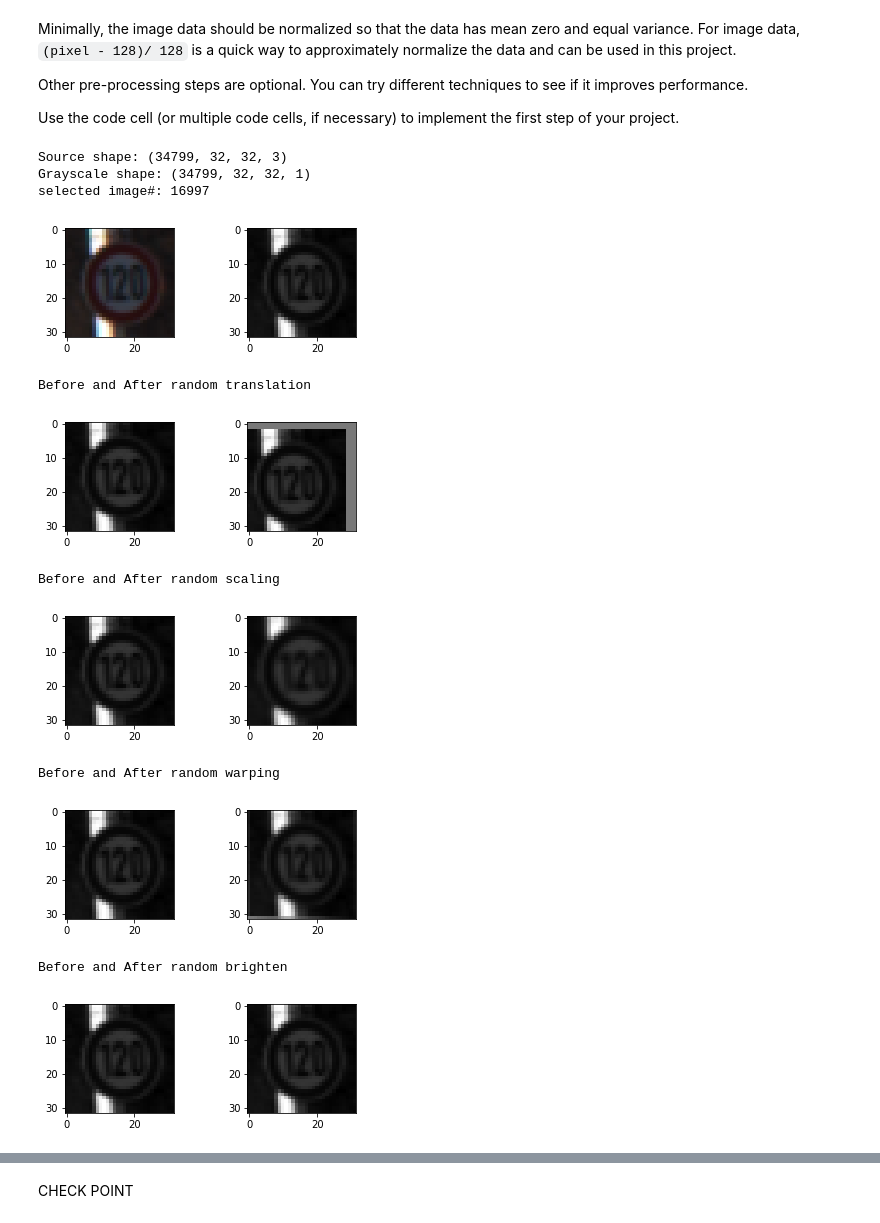
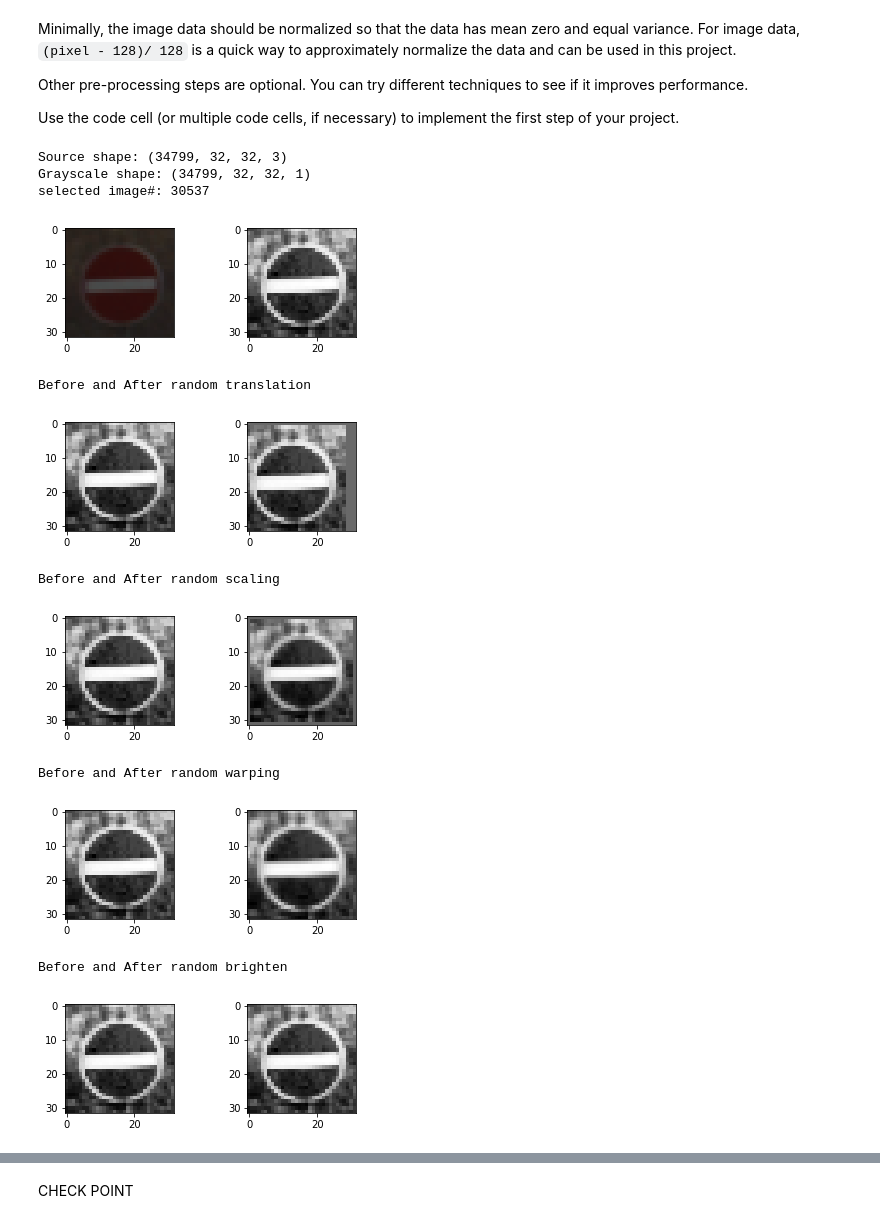
Before and after one commit to lizhang101/CarND, a Jupyter notebook: CarND-Traffic-Sign-Classifier-Project/Traffic_Sign_Classifier_v2.ipynb, the cells around one changed output, grey strips where cells are left out. Saved outputs shown, nothing was run; the diff lists cells and outputs as text; code cells hidden in the pictures.

```diff
--- a/CarND-Traffic-Sign-Classifier-Project/Traffic_Sign_Classifier_v2.ipynb
+++ b/CarND-Traffic-Sign-Classifier-Project/Traffic_Sign_Classifier_v2.ipynb
@@ -243,18 +243,23 @@ def show_images(imgs):
             plt.imshow(img.squeeze())
 # %%
 X_train_eqH = eq_Hist(X_train)
-X_train_gray = rgb2gray(X_train)
+X_train_gray = rgb2gray(X_train_eqH)
 X_train_normalized = normalize(X_train_gray)
 
 print('Source shape:', X_train.shape)
 print('Grayscale shape:', X_train_gray.shape)
 
 #show the images before and after grayscale & normorlization
 index = random.randint(0, len(X_train))
 print("selected image#:",index)
 show_images((X_train[index], X_train_normalized[index]))
+
+X_train = X_train_normalized
+X_valid = normalize(rgb2gray(eq_Hist(X_valid)))
+X_test = normalize(rgb2gray(eq_Hist(X_test)))
+test_img = X_train_normalized[index]
 # %% [output]
 Source shape: (34799, 32, 32, 3)
 Grayscale shape: (34799, 32, 32, 1)
-selected image#: 16997
+selected image#: 30537
-[figure, old version]
+[figure, new version]
@@ -279,7 +279,7 @@ show_images((test_img, img2))
 print("Before and After random translation")
 # %% [output]
 Before and After random translation
-[figure, old version]
+[figure, new version]
 # %%
 
 def randscale_img(img):
@@ -300,7 +300,7 @@ show_images((test_img, img2))
 print("Before and After random scaling")
 # %% [output]
 Before and After random scaling
-[figure, old version]
+[figure, new version]
 # %%
 def randwarp_img(img):
     rows,cols,_ = img.shape
@@ -332,7 +332,7 @@ show_images((test_img, img2))
 print("Before and After random warping")
 # %% [output]
 Before and After random warping
-[figure, old version]
+[figure, new version]
 # %%
 def randbrighten_img(img):
     #brighten an image by linear function
@@ -349,7 +349,7 @@ show_images((test_img, img2))
 print("Before and After random brighten")
 # %% [output]
 Before and After random brighten
-[figure, old version]
+[figure, new version]
 # %%
 #check one Augmented image
 img = X_train[3]
```
Also changed, not shown: parts of 24 cells of this notebook.
